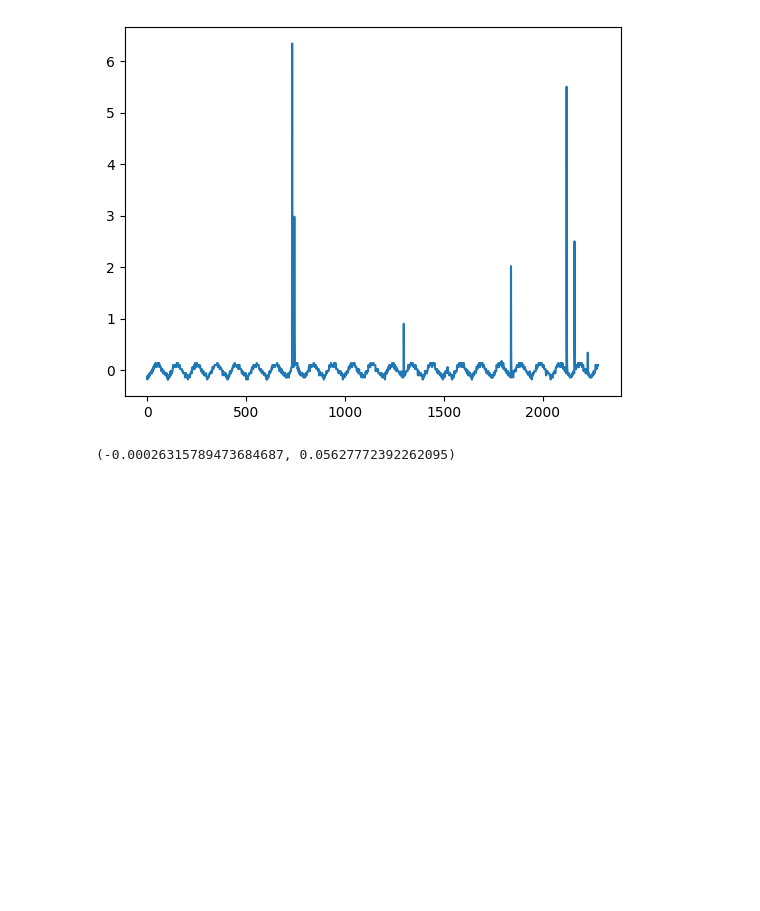
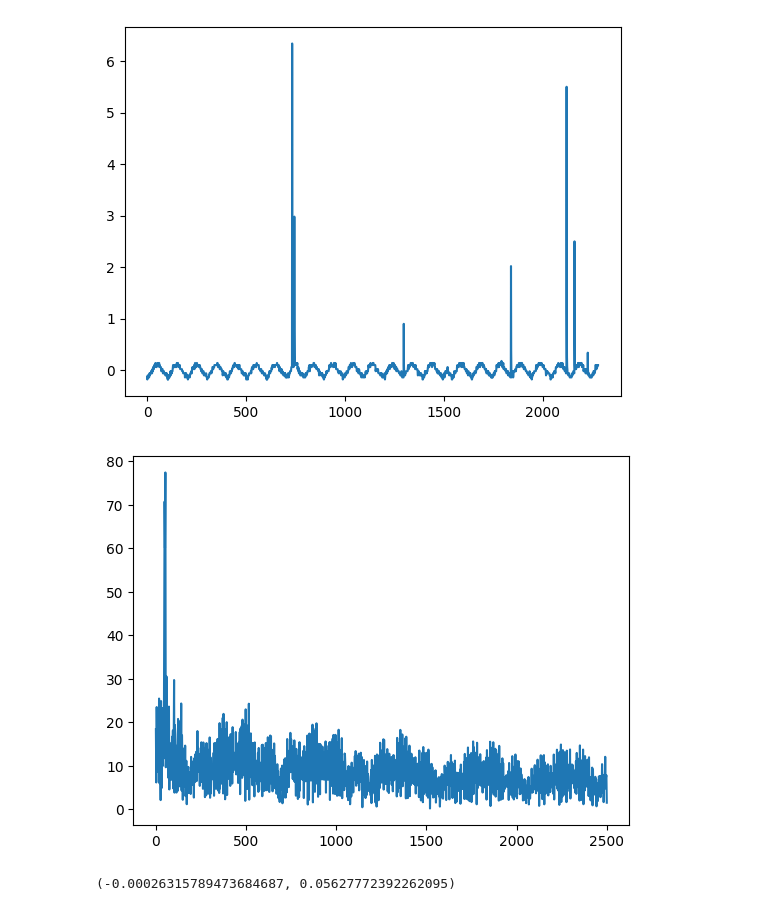
Before and after one commit to berkeryilmaz/HepML, a Jupyter notebook: Untitled2.ipynb, the cells around one changed output. Drawn from its saved outputs; the diff is of its cells as text; code cells hidden in the pictures; blank space fills up the shorter version.

```diff
--- a/Untitled2.ipynb
+++ b/Untitled2.ipynb
@@ -107,8 +117,10 @@ N = len(data)
 yf = rfft(data)
 xf = rfftfreq(N, 1 / SAMPLE_RATE)
 # %%
-#plt.plot(xf, np.abs(yf))
-#plt.show()
+plt.plot(xf, np.abs(yf))
+plt.show()
+# %% [output]
+[figure, added]
 # %%
 #yf[250:] = 0
 #plt.plot(xf, np.abs(yf))
```
Also changed, not shown: parts of 4 cells of this notebook, 1 other file.
